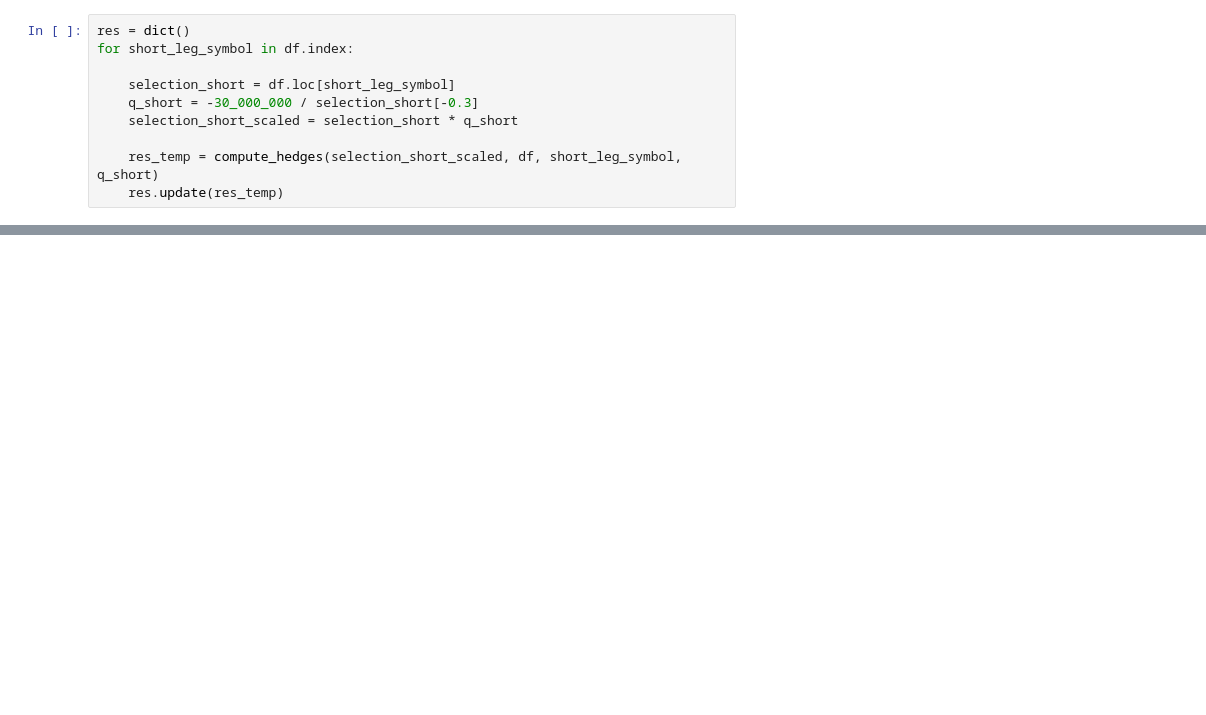
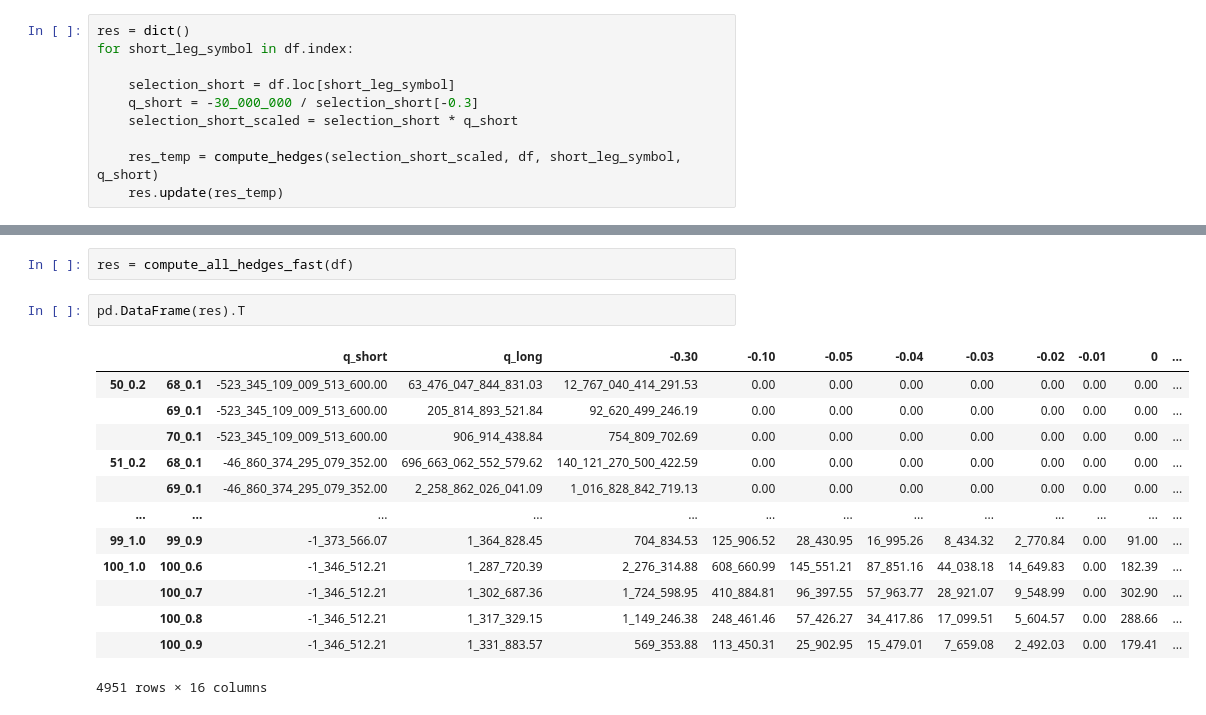
Before and after one commit to kevinlaventure/python_code, a Jupyter notebook: portfolio_slide copy.ipynb, the cells around one changed output, grey strips where cells are left out. Drawn from its saved outputs; the diff is of its cells as text; blank space fills up the shorter version.

```diff
--- a/portfolio_slide copy.ipynb
+++ b/portfolio_slide copy.ipynb
@@ -245,0 +470,18 @@ res_df
+# %%
+res = compute_all_hedges_fast(df)
+# %%
+pd.DataFrame(res).T
+# %% [output]
+|  |  | q_short | q_long | -0.30 | -0.10 | -0.05 | -0.04 | -0.03 | -0.02 | -0.01 | 0 | ... |
+| 50_0.2 | 68_0.1 | -523_345_109_009_513_600.00 | 63_476_047_844_831.03 | 12_767_040_414_291.53 | 0.00 | 0.00 | 0.00 | 0.00 | 0.00 | 0.00 | 0.00 | ... |
+|  | 69_0.1 | -523_345_109_009_513_600.00 | 205_814_893_521.84 | 92_620_499_246.19 | 0.00 | 0.00 | 0.00 | 0.00 | 0.00 | 0.00 | 0.00 | ... |
+|  | 70_0.1 | -523_345_109_009_513_600.00 | 906_914_438.84 | 754_809_702.69 | 0.00 | 0.00 | 0.00 | 0.00 | 0.00 | 0.00 | 0.00 | ... |
+| 51_0.2 | 68_0.1 | -46_860_374_295_079_352.00 | 696_663_062_552_579.62 | 140_121_270_500_422.59 | 0.00 | 0.00 | 0.00 | 0.00 | 0.00 | 0.00 | 0.00 | ... |
+|  | 69_0.1 | -46_860_374_295_079_352.00 | 2_258_862_026_041.09 | 1_016_828_842_719.13 | 0.00 | 0.00 | 0.00 | 0.00 | 0.00 | 0.00 | 0.00 | ... |
+| ... | ... | ... | ... | ... | ... | ... | ... | ... | ... | ... | ... | ... |
+| 99_1.0 | 99_0.9 | -1_373_566.07 | 1_364_828.45 | 704_834.53 | 125_906.52 | 28_430.95 | 16_995.26 | 8_434.32 | 2_770.84 | 0.00 | 91.00 | ... |
+| 100_1.0 | 100_0.6 | -1_346_512.21 | 1_287_720.39 | 2_276_314.88 | 608_660.99 | 145_551.21 | 87_851.16 | 44_038.18 | 14_649.83 | 0.00 | 182.39 | ... |
+|  | 100_0.7 | -1_346_512.21 | 1_302_687.36 | 1_724_598.95 | 410_884.81 | 96_397.55 | 57_963.77 | 28_921.07 | 9_548.99 | 0.00 | 302.90 | ... |
+|  | 100_0.8 | -1_346_512.21 | 1_317_329.15 | 1_149_246.38 | 248_461.46 | 57_426.27 | 34_417.86 | 17_099.51 | 5_604.57 | 0.00 | 288.66 | ... |
+|  | 100_0.9 | -1_346_512.21 | 1_331_883.57 | 569_353.88 | 113_450.31 | 25_902.95 | 15_479.01 | 7_659.08 | 2_492.03 | 0.00 | 179.41 | ... |
+4951 rows × 16 columns
```
Also changed, not shown: parts of 11 cells of this notebook.
